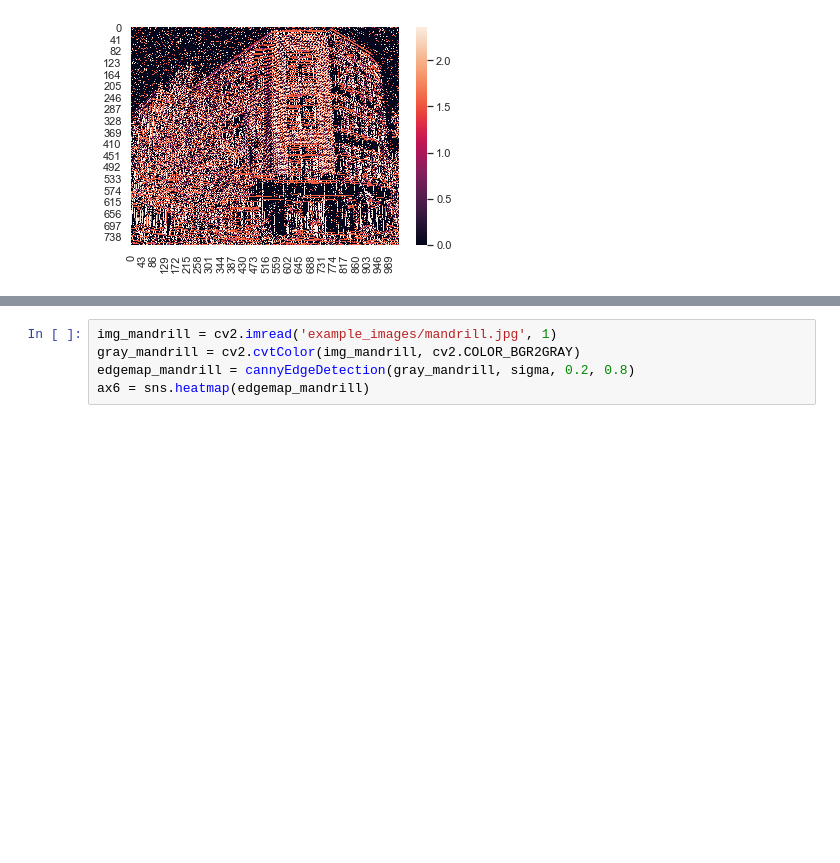
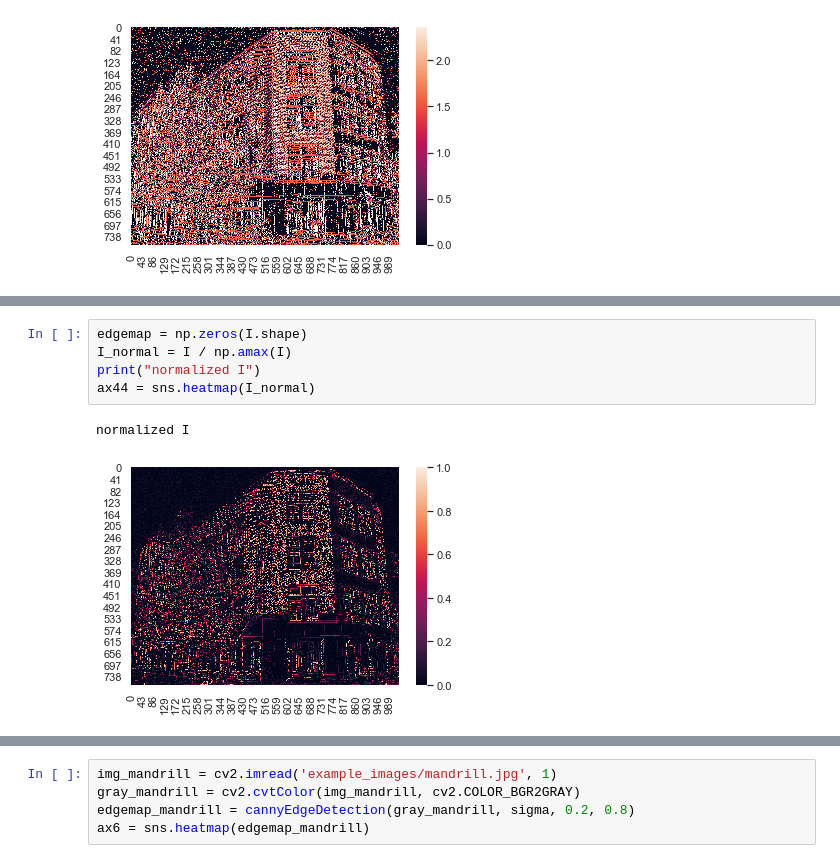
Before and after one commit to kwantlin/student-assignment-1, a Jupyter notebook: hw1.ipynb, the cells around one changed output, grey strips where cells are left out. Saved outputs shown, nothing was run; the diff lists cells and outputs as text; blank space fills up the shorter version.

```diff
--- a/hw1.ipynb
+++ b/hw1.ipynb
@@ -169 +169,9 @@ after NMS
+# %%
+edgemap = np.zeros(I.shape)
+I_normal = I / np.amax(I)
+print("normalized I")
+ax44 = sns.heatmap(I_normal)
+# %% [output]
+normalized I
+[figure, added]
 # %%
```
Also changed, not shown: parts of 3 cells of this notebook, 1 other file.
